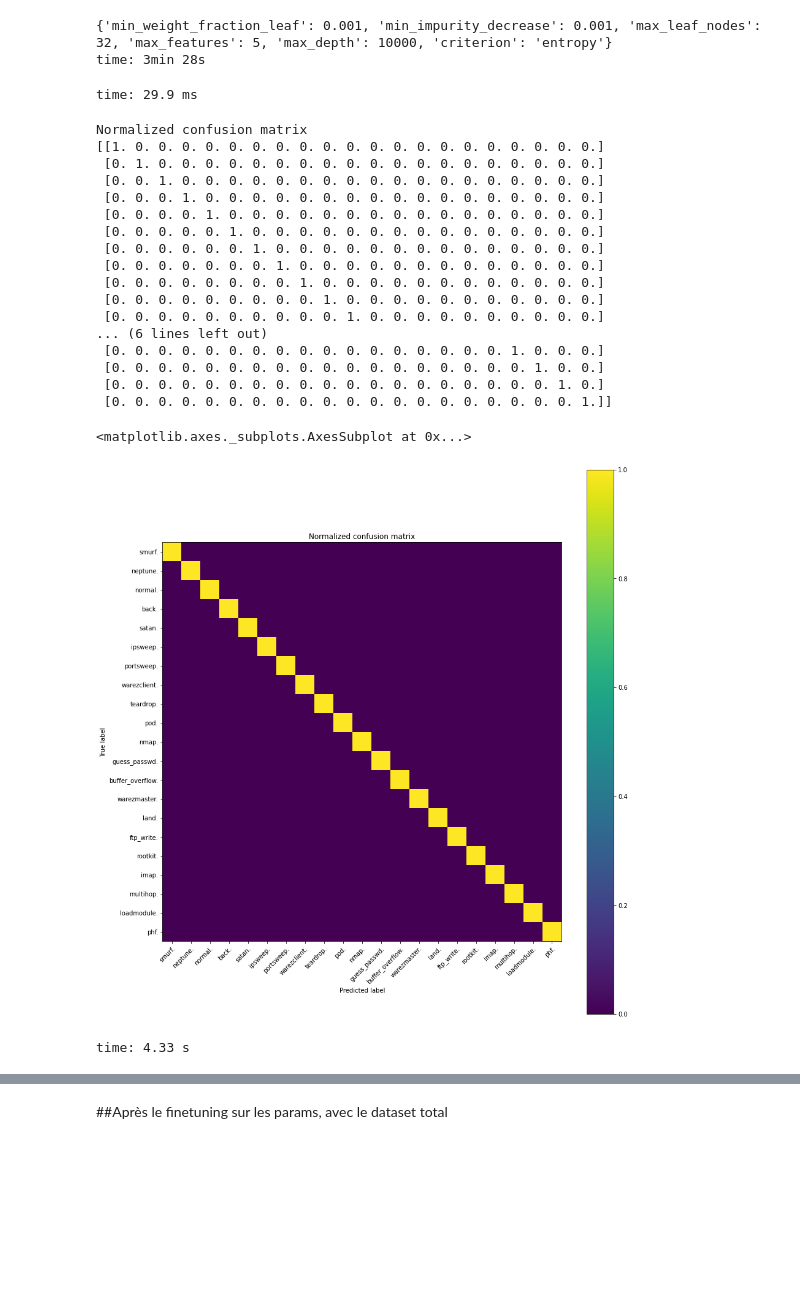
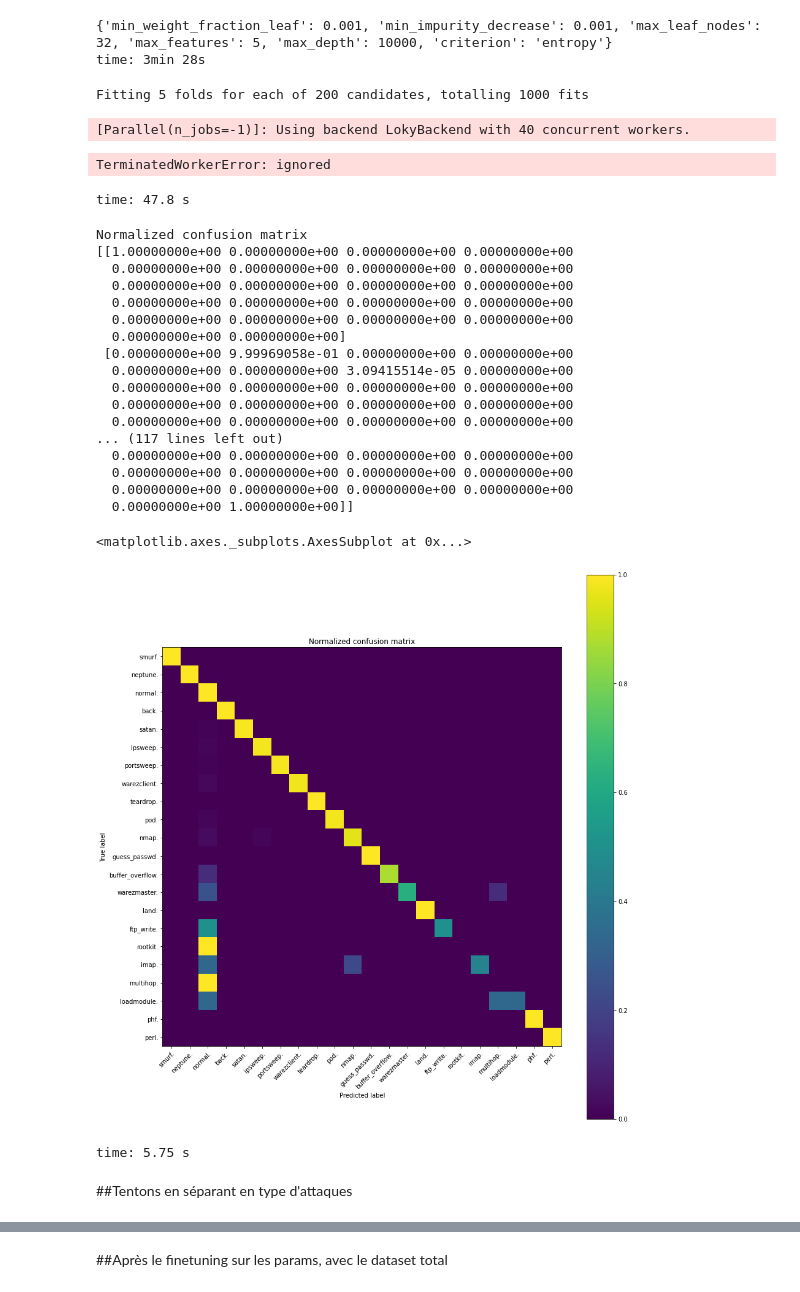
Before and after one commit to Frazew/NET4550_KDD99, a Jupyter notebook: KDD_Attaque_Reseaux.ipynb, the cells around one changed output, grey strips where cells are left out. Saved outputs shown, nothing was run; the diff lists cells and outputs as text; code cells hidden in the pictures; blank space fills up the shorter version.

Commit message:
New type of model but makes the machine crash, will retry

```diff
--- a/KDD_Attaque_Reseaux.ipynb
+++ b/KDD_Attaque_Reseaux.ipynb
@@ -321,5 +332,5 @@ mount_point = '/content/gdrive' # Always the same, don't change it
 drive.mount(mount_point, force_remount=True)
 drive_path = mount_point + '/My Drive/' # Always the same, don't change it
 my_path = drive_path + \
-  'tsp' #Lien pour le drive d'Arthur, peut être vaut mieux le changer si vous n'avez pas de fichier 'tsp'
+  'tsp/' #Lien pour le drive d'Arthur, peut être vaut mieux le changer si vous n'avez pas de fichier 'tsp'
 # %% [output]
@@ -564,7 +582,7 @@ def search_or_load(model_filename, search):
     model = pickle.load(open(model_filename, 'rb'))
 
   else:
-    search.fit(X_test, y_test)
+    search.fit(X_train, y_train)
     print(search.best_params_)
     model = search.best_estimator_
     pickle.dump(model, open(model_filename, 'wb'))
@@ -584,6 +602,9 @@ Fitting 5 folds for each of 50 candidates, totalling 250 fits
 {'min_weight_fraction_leaf': 0.001, 'min_impurity_decrease': 0.001, 'max_leaf_nodes': 32, 'max_features': 5, 'max_depth': 10000, 'criterion': 'entropy'}
 time: 3min 28s
 # %%
+forest = RandomForestClassifier(n_estimators=100, random_state = 4, n_jobs=1,)
+
+
 search = RandomizedSearchCV(
                             scoring = 'accuracy', # See other possible metrics in
                                                 # https://scikit-learn.org/stable/modules/model_evaluation.html#scoring-parameter
@@ -597,32 +618,39 @@ search = RandomizedSearchCV(
                             cv=5 # 5-fold validation
                           )
 
-filename = my_path + 'forest-2.pkl'
+
+filename = my_path + 'forest-2-meilleur.pkl'
 model = search_or_load(filename, search)
 # %% [output]
-time: 29.9 ms
+Fitting 5 folds for each of 200 candidates, totalling 1000 fits
+[Parallel(n_jobs=-1)]: Using backend LokyBackend with 40 concurrent workers.
+TerminatedWorkerError: ignored
+time: 47.8 s
 # %%
 y_pred = model.predict(X_test)
+class_names = np.array(['smurf.','neptune.','normal.', 'back.','satan.','ipsweep.','portsweep.', 'warezclient.', 'teardrop.','pod.', 'nmap.', 'guess_passwd.', 'buffer_overflow.', 'warezmaster.', 'land.', 'ftp_write.', 'rootkit.', 'imap.', 'multihop.', 'loadmodule.', 'phf.', 'perl.'])
 
 plot_conf_mat(y_test, y_pred, class_names, text=False, width=13, height=13)
 # %% [output]
 Normalized confusion matrix
-[[1. 0. 0. 0. 0. 0. 0. 0. 0. 0. 0. 0. 0. 0. 0. 0. 0. 0. 0. 0. 0.]
- [0. 1. 0. 0. 0. 0. 0. 0. 0. 0. 0. 0. 0. 0. 0. 0. 0. 0. 0. 0. 0.]
- [0. 0. 1. 0. 0. 0. 0. 0. 0. 0. 0. 0. 0. 0. 0. 0. 0. 0. 0. 0. 0.]
- [0. 0. 0. 1. 0. 0. 0. 0. 0. 0. 0. 0. 0. 0. 0. 0. 0. 0. 0. 0. 0.]
- [0. 0. 0. 0. 1. 0. 0. 0. 0. 0. 0. 0. 0. 0. 0. 0. 0. 0. 0. 0. 0.]
- [0. 0. 0. 0. 0. 1. 0. 0. 0. 0. 0. 0. 0. 0. 0. 0. 0. 0. 0. 0. 0.]
- [0. 0. 0. 0. 0. 0. 1. 0. 0. 0. 0. 0. 0. 0. 0. 0. 0. 0. 0. 0. 0.]
- [0. 0. 0. 0. 0. 0. 0. 1. 0. 0. 0. 0. 0. 0. 0. 0. 0. 0. 0. 0. 0.]
- [0. 0. 0. 0. 0. 0. 0. 0. 1. 0. 0. 0. 0. 0. 0. 0. 0. 0. 0. 0. 0.]
- [0. 0. 0. 0. 0. 0. 0. 0. 0. 1. 0. 0. 0. 0. 0. 0. 0. 0. 0. 0. 0.]
- [0. 0. 0. 0. 0. 0. 0. 0. 0. 0. 1. 0. 0. 0. 0. 0. 0. 0. 0. 0. 0.]
-... (6 lines left out)
- [0. 0. 0. 0. 0. 0. 0. 0. 0. 0. 0. 0. 0. 0. 0. 0. 0. 1. 0. 0. 0.]
- [0. 0. 0. 0. 0. 0. 0. 0. 0. 0. 0. 0. 0. 0. 0. 0. 0. 0. 1. 0. 0.]
- [0. 0. 0. 0. 0. 0. 0. 0. 0. 0. 0. 0. 0. 0. 0. 0. 0. 0. 0. 1. 0.]
- [0. 0. 0. 0. 0. 0. 0. 0. 0. 0. 0. 0. 0. 0. 0. 0. 0. 0. 0. 0. 1.]]
+[[1.00000000e+00 0.00000000e+00 0.00000000e+00 0.00000000e+00
+  0.00000000e+00 0.00000000e+00 0.00000000e+00 0.00000000e+00
+  0.00000000e+00 0.00000000e+00 0.00000000e+00 0.00000000e+00
+  0.00000000e+00 0.00000000e+00 0.00000000e+00 0.00000000e+00
+  0.00000000e+00 0.00000000e+00 0.00000000e+00 0.00000000e+00
+  0.00000000e+00 0.00000000e+00]
+ [0.00000000e+00 9.99969058e-01 0.00000000e+00 0.00000000e+00
+  0.00000000e+00 0.00000000e+00 3.09415514e-05 0.00000000e+00
+  0.00000000e+00 0.00000000e+00 0.00000000e+00 0.00000000e+00
+  0.00000000e+00 0.00000000e+00 0.00000000e+00 0.00000000e+00
+  0.00000000e+00 0.00000000e+00 0.00000000e+00 0.00000000e+00
+... (117 lines left out)
+  0.00000000e+00 0.00000000e+00 0.00000000e+00 0.00000000e+00
+  0.00000000e+00 0.00000000e+00 0.00000000e+00 0.00000000e+00
+  0.00000000e+00 0.00000000e+00 0.00000000e+00 0.00000000e+00
+  0.00000000e+00 1.00000000e+00]]
 <matplotlib.axes._subplots.AxesSubplot at 0x...>
-[figure, old version]
+[figure, new version]
-time: 4.33 s
+time: 5.75 s
+# %% [markdown]
+##Tentons en séparant en type d'attaques
```
Also changed, not shown: parts of 22 cells of this notebook.
